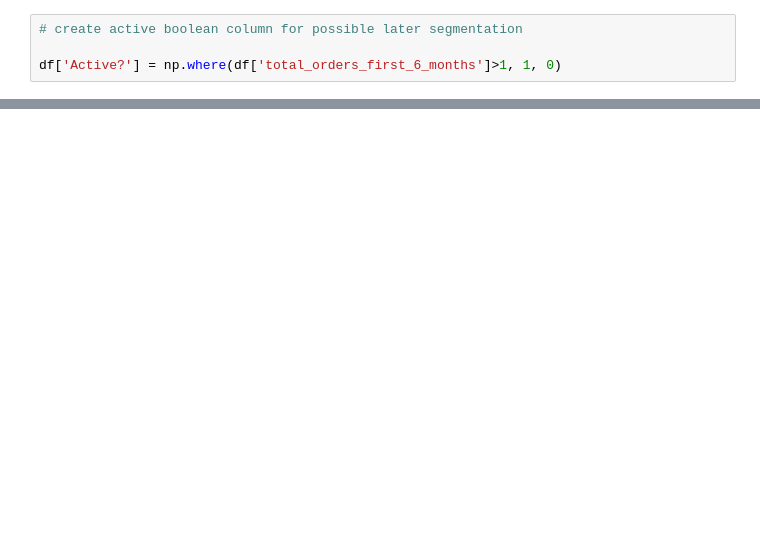
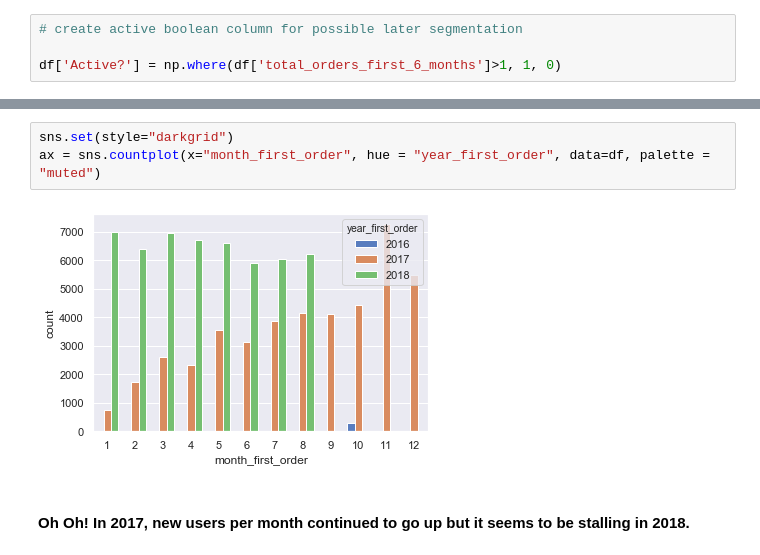
Before and after one commit to rachelleperez/Olist, a Jupyter notebook: Olist_Notebook.ipynb, the cells around one changed output, grey strips where cells are left out. Cells and saved outputs as stored; diff of their text form; blank space fills up the shorter version.

```diff
--- a/Olist_Notebook.ipynb
+++ b/Olist_Notebook.ipynb
@@ -188,0 +264,7 @@ df["total_orders_first_6_months"].mean()
+# %%
+sns.set(style="darkgrid")
+ax = sns.countplot(x="month_first_order", hue = "year_first_order", data=df, palette = "muted")
+# %% [output]
+[figure, added]
+# %% [markdown]
+#### Oh Oh! In 2017, new users per month continued to go up but it seems to be stalling in 2018.
```
Also changed, not shown: parts of 32 cells of this notebook, 2 other files.
